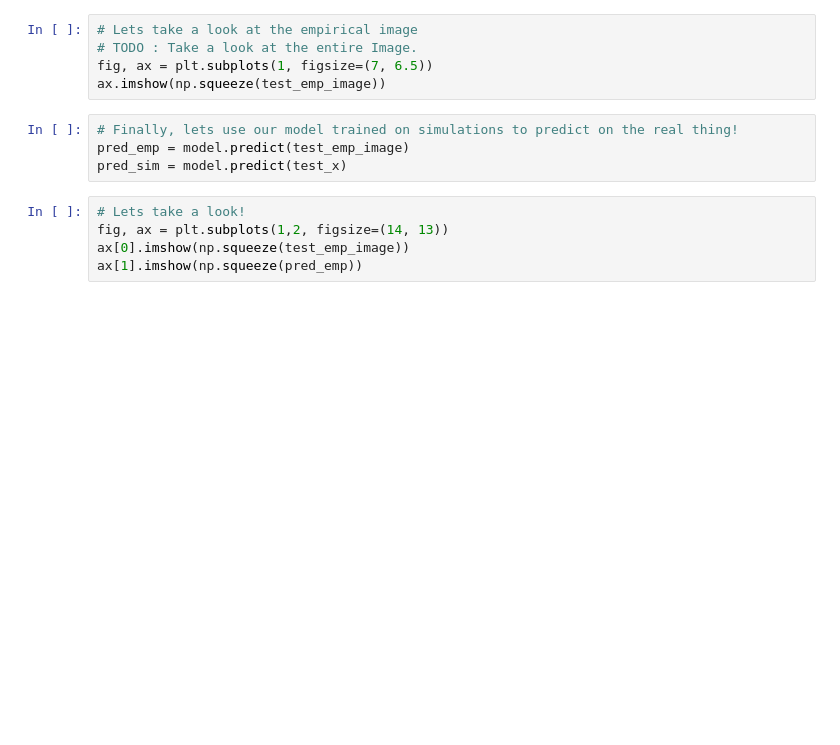
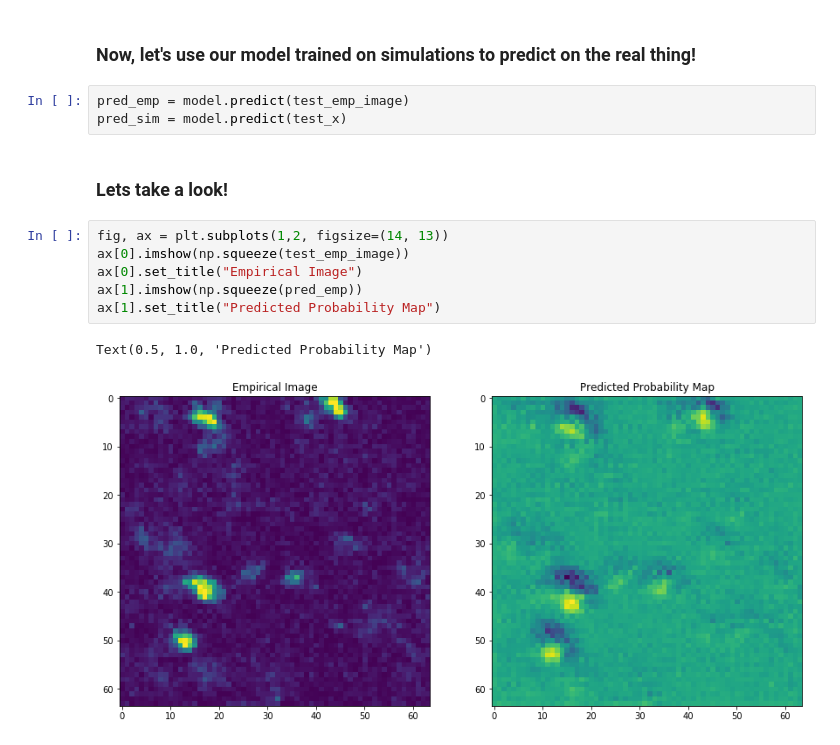
Before and after one commit to jgallowa07/Spot-Detection, a Jupyter notebook: Notebooks/train_spot.ipynb, the cells around one changed output. Drawn from its saved outputs; the diff is of its cells as text; blank space fills up the shorter version.

```diff
--- a/Notebooks/train_spot.ipynb
+++ b/Notebooks/train_spot.ipynb
@@ -104,14 +190,16 @@ test_emp_image = np.reshape(test_emp_image,(1,64,64,1))
-# %%
-# Lets take a look at the empirical image
-# TODO : Take a look at the entire Image.
-fig, ax = plt.subplots(1, figsize=(7, 6.5))
-ax.imshow(np.squeeze(test_emp_image))
+# %% [markdown]
+### Now, let's use our model trained on simulations to predict on the real thing!
 # %%
-# Finally, lets use our model trained on simulations to predict on the real thing!
 pred_emp = model.predict(test_emp_image)
 pred_sim = model.predict(test_x)
+# %% [markdown]
+### Lets take a look!
 # %%
-# Lets take a look!
 fig, ax = plt.subplots(1,2, figsize=(14, 13))
 ax[0].imshow(np.squeeze(test_emp_image))
+ax[0].set_title("Empirical Image")
 ax[1].imshow(np.squeeze(pred_emp))
+ax[1].set_title("Predicted Probability Map")
+# %% [output]
+Text(0.5, 1.0, 'Predicted Probability Map')
+[figure, added]
```
Also changed, not shown: parts of 24 cells of this notebook.
